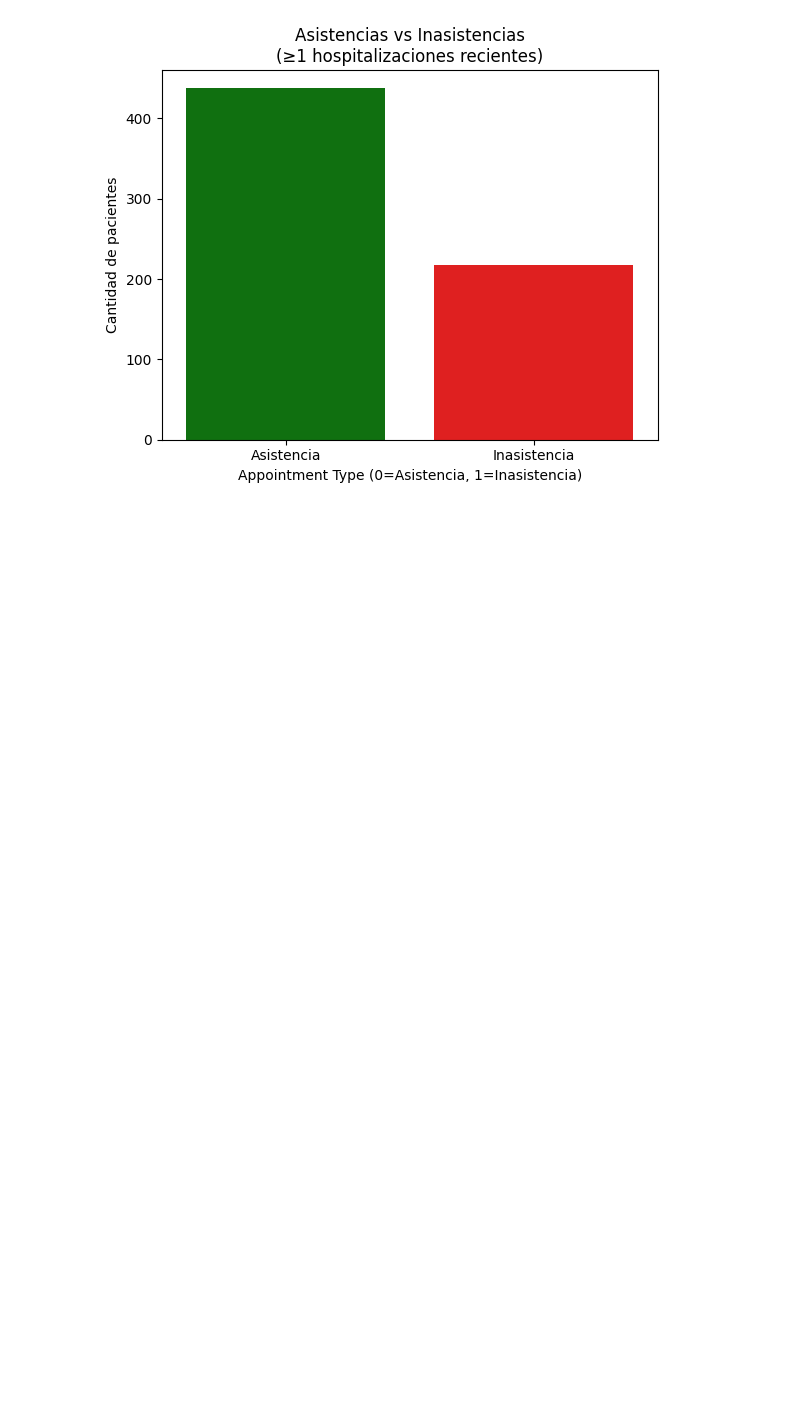
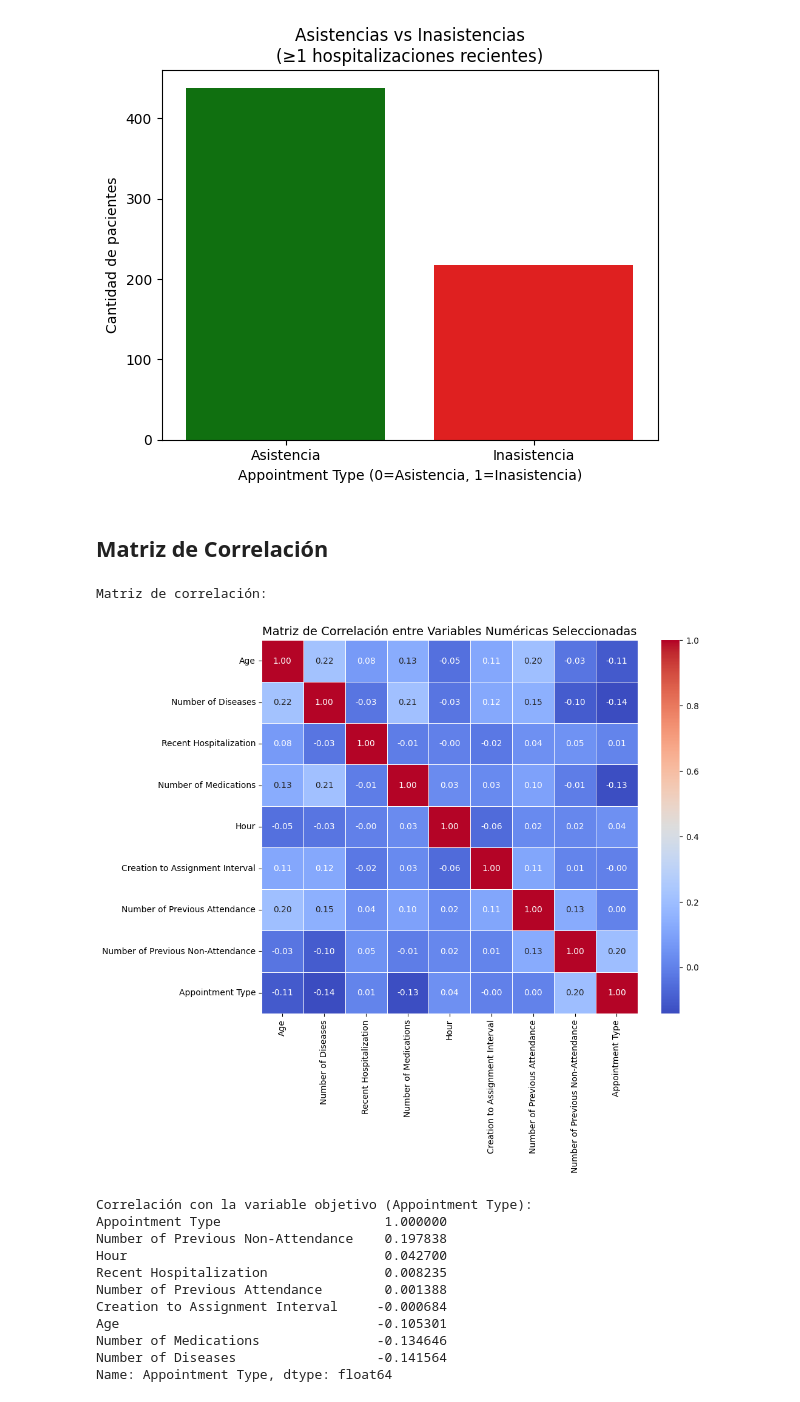
Before and after one commit to AIFVL/predictive-no-show-fvl, a Jupyter notebook: notebooks/01_Exploración.ipynb, the cells around one changed output. Saved outputs shown, nothing was run; the diff lists cells and outputs as text; code cells hidden in the pictures; blank space fills up the shorter version.

Commit message:
fix: fix correlation matrix to numerical variables

```diff
--- a/notebooks/01_Exploración.ipynb
+++ b/notebooks/01_Exploración.ipynb
@@ -439,3 +439,47 @@ Passing `palette` without assigning `hue` is deprecated and will be removed in v
 
   sns.countplot(x="0ppointment Type", data=subset_hosp, palette=["green", "red"])
 [figure]
+# %% [markdown]
+## Matriz de Correlación
+# %%
+num_cols = [
+    'Age', 'Number of Diseases', 'Recent Hospitalization',
+    'Number of Medications', 'Hour',
+    'Creation to Assignment Interval',
+    'Number of Previous Attendance', 'Number of Previous Non-Attendance'
+]
+
+# Incluimos la variable objetivo para medir su correlación con las demás
+cols_corr = num_cols + ['Appointment Type']
+
+# Calcular la matriz de correlación solo con las columnas seleccionadas
+corr_matrix = df_limpio[cols_corr].corr()
+
+# Mostrar la matriz numérica
+print("\nMatriz de correlación:")
+# print(corr_matrix)
+
+# Visualizar la matriz de correlación con un mapa de calor
+plt.figure(figsize=(10,8))
+sns.heatmap(corr_matrix, annot=True, cmap='coolwarm', fmt=".2f", linewidths=0.5)
+plt.title("Matriz de Correlación entre Variables Numéricas Seleccionadas", fontsize=14)
+plt.show()
+
+# Correlación de cada variable con la variable objetivo
+target_corr = corr_matrix["Appointment Type"].sort_values(ascending=False)
+print("\nCorrelación con la variable objetivo (Appointment Type):")
+print(target_corr)
+# %% [output]
+Matriz de correlación:
+[figure, added]
+Correlación con la variable objetivo (Appointment Type):
+Appointment Type                     1.000000
+Number of Previous Non-Attendance    0.197838
+Hour                                 0.042700
+Recent Hospitalization               0.008235
+Number of Previous Attendance        0.001388
+Creation to Assignment Interval     -0.000684
+Age                                 -0.105301
+Number of Medications               -0.134646
+Number of Diseases                  -0.141564
+Name: Appointment Type, dtype: float64
```
